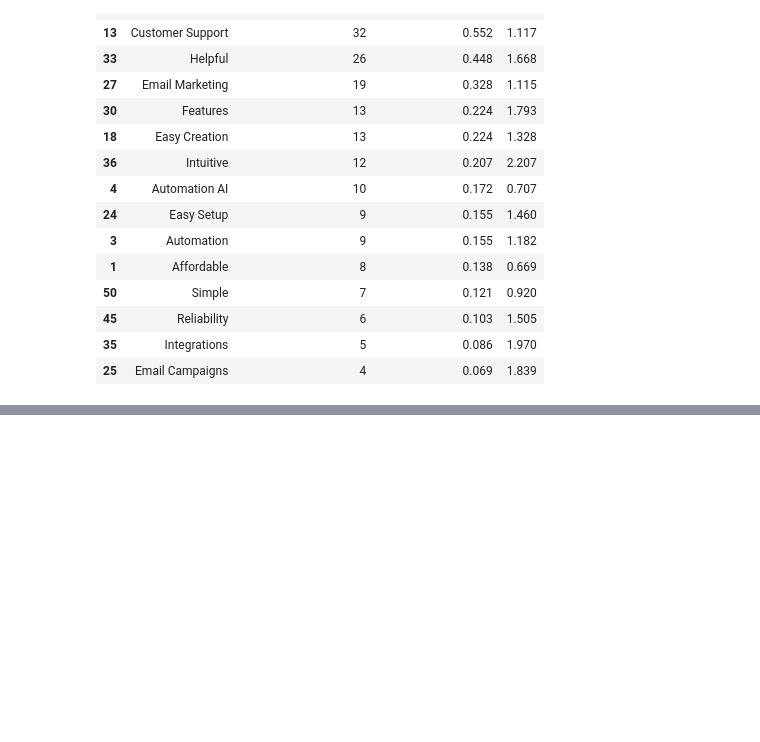
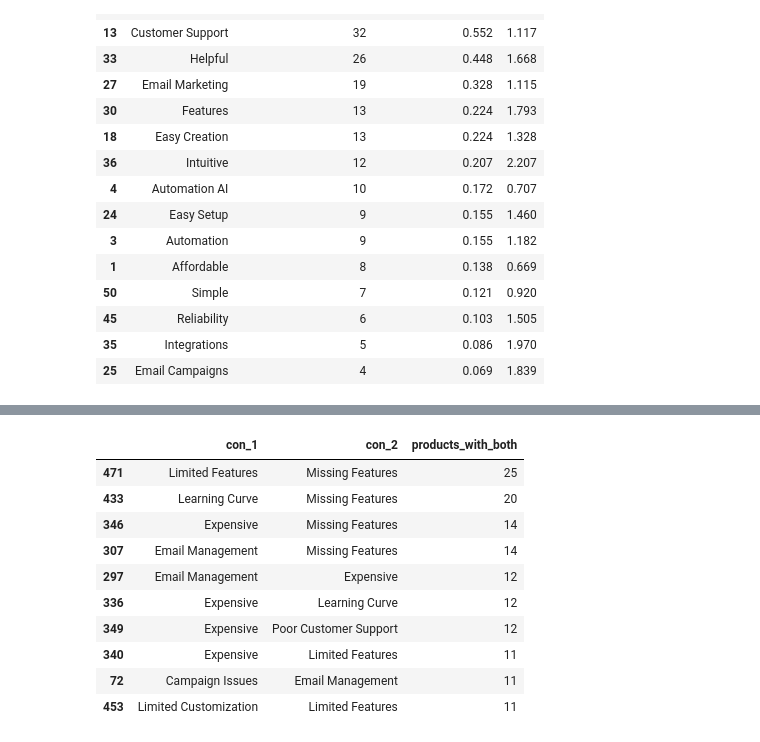
Before and after one commit to nastasiaoginska/Understanding-Trade-offs-in-Email-Marketing-Products, a Jupyter notebook: 02_market_and_competitive_analysis_email_marketing.ipynb, the cells around one changed output, grey strips where cells are left out. Cells and saved outputs as stored; diff of their text form; code cells hidden in the pictures; blank space fills up the shorter version.

```diff
--- a/02_market_and_competitive_analysis_email_marketing.ipynb
+++ b/02_market_and_competitive_analysis_email_marketing.ipynb
@@ -695,3 +695,17 @@ missing_pro.head(15)
 | 45 | Reliability | 6 | 0.103 | 1.505 |
 | 35 | Integrations | 5 | 0.086 | 1.970 |
 | 25 | Email Campaigns | 4 | 0.069 | 1.839 |
+# %%
+con_presence = (
+    cons_long
+    .assign(value=1)
+    .pivot_table(
+        index="name",
+        columns="theme",
+        values="value",
+        aggfunc="max",
+        fill_value=0
+    )
+)
+
+con_presence.shape
@@ -697,0 +731,28 @@ missing_pro.head(15)
+# %%
+pairs = []
+
+themes = con_presence.columns.tolist()
+
+for t1, t2 in itertools.combinations(themes, 2):
+    both = ((con_presence[t1] == 1) & (con_presence[t2] == 1)).sum()
+    if both > 0:
+        pairs.append({
+            "con_1": t1,
+            "con_2": t2,
+            "products_with_both": both
+        })
+
+con_pairs = pd.DataFrame(pairs)
+con_pairs.sort_values("products_with_both", ascending=False).head(10)
+# %% [output]
+|  | con_1 | con_2 | products_with_both |
+| 471 | Limited Features | Missing Features | 25 |
+| 433 | Learning Curve | Missing Features | 20 |
+| 346 | Expensive | Missing Features | 14 |
+| 307 | Email Management | Missing Features | 14 |
+| 297 | Email Management | Expensive | 12 |
+| 336 | Expensive | Learning Curve | 12 |
+| 349 | Expensive | Poor Customer Support | 12 |
+| 340 | Expensive | Limited Features | 11 |
+| 72 | Campaign Issues | Email Management | 11 |
+| 453 | Limited Customization | Limited Features | 11 |
```
Also changed, not shown: parts of 4 cells of this notebook.
